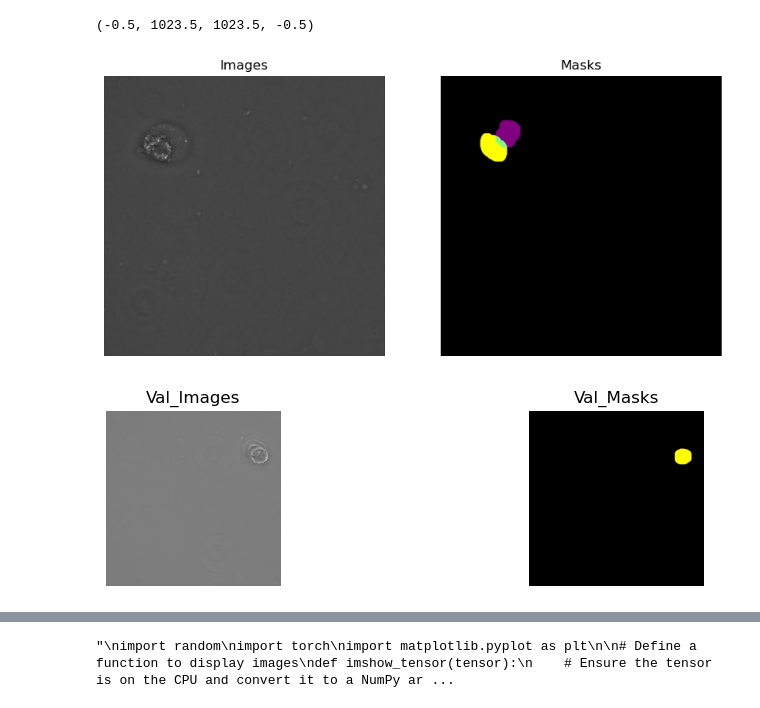
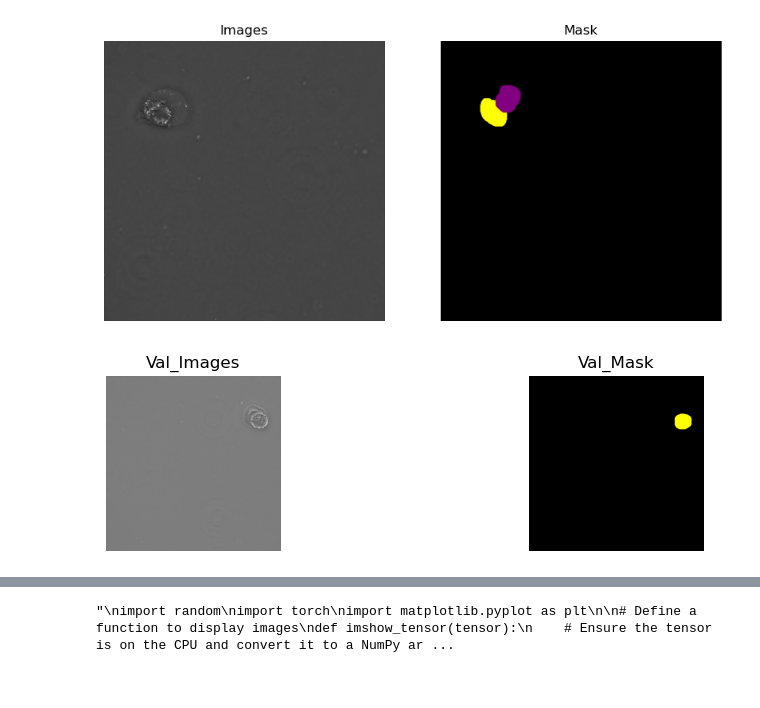
Before and after one commit to Belis0811/Unet, a Jupyter notebook: process_data.ipynb, the cells around one changed output, grey strips where cells are left out. Drawn from its saved outputs; the diff is of its cells as text; code cells hidden in the pictures.

```diff
--- a/process_data.ipynb
+++ b/process_data.ipynb
@@ -172,42 +179,52 @@ val_dataset = TensorDataset(x_val_tensor, y_val_tensor)
 
 train_loader = DataLoader(train_dataset, batch_size=BATCH_SIZE, shuffle=True, pin_memory=True)
 val_loader = DataLoader(val_dataset, batch_size=BATCH_SIZE, shuffle=False, pin_memory=True)
+# %%
+def show_mask(mask, title=None):
+    mask1 = mask[..., 0]  # Assuming the first mask is at index 0
+    mask2 = mask[..., 1]  # Assuming the second mask is at index 1
+
+    mask_show = np.zeros((*mask1.shape, 3), dtype=np.uint8)  # Create a 3-channel mask
+
+    mask_show[mask1] = [255, 255, 0]  # Set color for the first mask
+    mask_show[mask2] = [128, 0, 128]   # Set color for the second mask
+
+    plt.imshow(mask_show)
+    plt.axis('off')
+    if title:
+        plt.title(title)
+    plt.show()
 # %%
 
 import torchvision.transforms as transforms
 from torchvision.utils import make_grid
 import matplotlib.pyplot as plt
 from matplotlib.colors import Normalize
 
 
 plt.figure(figsize=(10, 5))
 plt.subplot(1, 2, 1)
 plt.imshow(x[5,:,:,0], cmap='gray')
 plt.title("Images")
 plt.axis('off')
 
 plt.subplot(1, 2, 2)
-plt.imshow(y[5], cmap='gray')
-plt.title("Masks")
-plt.axis('off')
+show_mask(y[5],"Mask")
 
 plt.figure(figsize=(10, 5))
 plt.subplot(2, 2, 1)
 plt.imshow(x_val[5,:,:,0], cmap='gray')
 plt.title("Val_Images")
 plt.axis('off')
 
 plt.subplot(2, 2, 2)
-plt.imshow(y_val[5], cmap='gray')
-plt.title("Val_Masks")
-plt.axis('off')
+show_mask(y_val[5],"Val_Mask")
 #creating a training and validation generator that generate masks and images
 #train_generator = zip(x, y)
 #val_generator = zip(x_val, y_val)
 # %% [output]
-(-0.5, 1023.5, 1023.5, -0.5)
-[figure, old version]
+[figure, new version]
-[figure, old version]
+[figure, new version]
 # %%
 # Define IoU metric
 import torch
```
Also changed, not shown: parts of 9 cells of this notebook, 2 other files.
